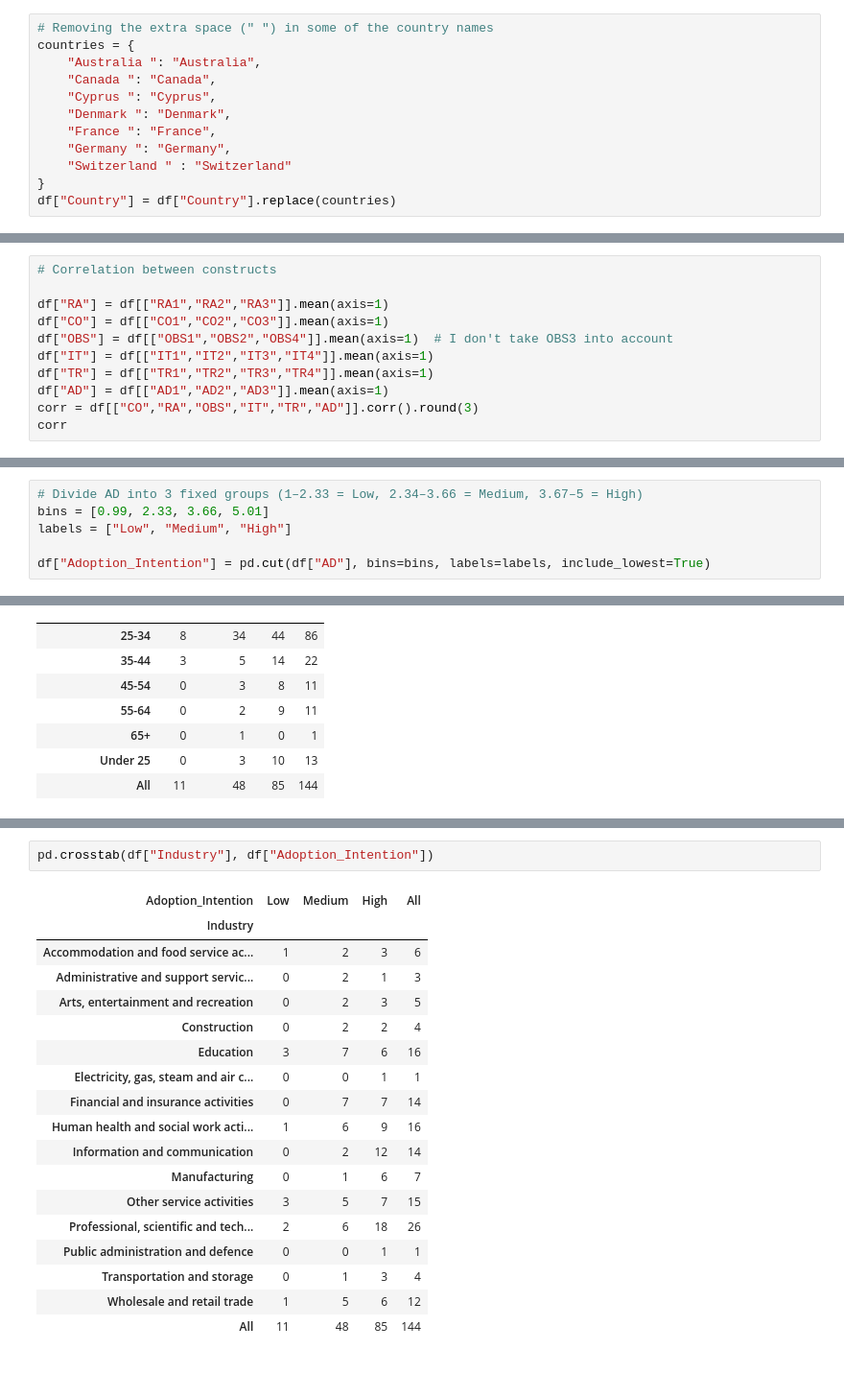
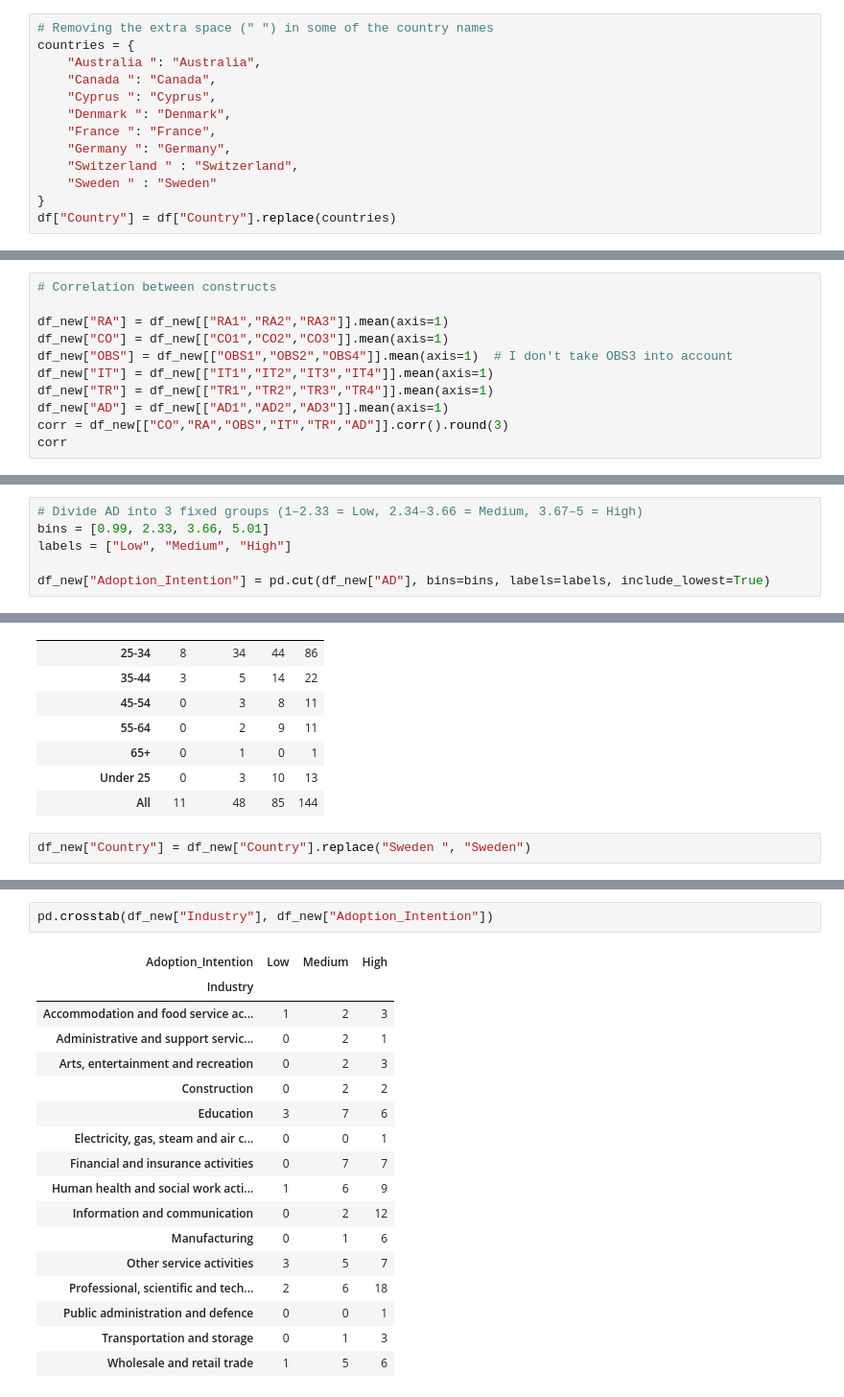
Before and after one commit to KalliopiGeorgiou/Master_Thesis_Diaspora_Repatriation_Platforms, a Jupyter notebook: Thesis_Analysis.ipynb, the cells around one changed output, grey strips where cells are left out. Shown at 96% size. Cells and saved outputs as stored; diff of their text form; blank space fills up the shorter version.

```diff
--- a/Thesis_Analysis.ipynb
+++ b/Thesis_Analysis.ipynb
@@ -132,6 +133,7 @@ countries = {
     "Denmark ": "Denmark",
     "France ": "France",
     "Germany ": "Germany",
-    "Switzerland " : "Switzerland"
+    "Switzerland " : "Switzerland",
+    "Sweden " : "Sweden"
 }
 df["Country"] = df["Country"].replace(countries)
@@ -534,13 +575,13 @@ AD3   0.359745  0.458207  0.435202  0.578208  0.651657  0.652447  1.000000
 # %%
 # Correlation between constructs
 
-df["RA"] = df[["RA1","RA2","RA3"]].mean(axis=1)
-df["CO"] = df[["CO1","CO2","CO3"]].mean(axis=1)
-df["OBS"] = df[["OBS1","OBS2","OBS4"]].mean(axis=1)  # I don't take OBS3 into account
-df["IT"] = df[["IT1","IT2","IT3","IT4"]].mean(axis=1)
-df["TR"] = df[["TR1","TR2","TR3","TR4"]].mean(axis=1)
-df["AD"] = df[["AD1","AD2","AD3"]].mean(axis=1)
-corr = df[["CO","RA","OBS","IT","TR","AD"]].corr().round(3)
+df_new["RA"] = df_new[["RA1","RA2","RA3"]].mean(axis=1)
+df_new["CO"] = df_new[["CO1","CO2","CO3"]].mean(axis=1)
+df_new["OBS"] = df_new[["OBS1","OBS2","OBS4"]].mean(axis=1)  # I don't take OBS3 into account
+df_new["IT"] = df_new[["IT1","IT2","IT3","IT4"]].mean(axis=1)
+df_new["TR"] = df_new[["TR1","TR2","TR3","TR4"]].mean(axis=1)
+df_new["AD"] = df_new[["AD1","AD2","AD3"]].mean(axis=1)
+corr = df_new[["CO","RA","OBS","IT","TR","AD"]].corr().round(3)
 corr
 # %% [output]
 |  | CO | RA | OBS | IT | TR | AD |
@@ -744,5 +785,5 @@ print(summary)
 bins = [0.99, 2.33, 3.66, 5.01]
 labels = ["Low", "Medium", "High"]
 
-df["Adoption_Intention"] = pd.cut(df["AD"], bins=bins, labels=labels, include_lowest=True)
+df_new["Adoption_Intention"] = pd.cut(df_new["AD"], bins=bins, labels=labels, include_lowest=True)
 # %%
@@ -767,4 +807,6 @@ pd.crosstab(df["Age_Group"], df["Adoption_Intention"])
 | 65+ | 0 | 1 | 0 | 1 |
 | Under 25 | 0 | 3 | 10 | 13 |
 | All | 11 | 48 | 85 | 144 |
+# %%
+df_new["Country"] = df_new["Country"].replace("Sweden ", "Sweden")
 # %%
@@ -791,22 +833,21 @@ pd.crosstab(df["Country"], df["Adoption_Intention"])
 # %%
-pd.crosstab(df["Industry"], df["Adoption_Intention"])
+pd.crosstab(df_new["Industry"], df_new["Adoption_Intention"])
 # %% [output]
-| Adoption_Intention | Low | Medium | High | All |
-| Industry |  |  |  |  |
-| Accommodation and food service ac... | 1 | 2 | 3 | 6 |
-| Administrative and support servic... | 0 | 2 | 1 | 3 |
-| Arts, entertainment and recreation | 0 | 2 | 3 | 5 |
-| Construction | 0 | 2 | 2 | 4 |
-| Education | 3 | 7 | 6 | 16 |
-| Electricity, gas, steam and air c... | 0 | 0 | 1 | 1 |
-| Financial and insurance activities | 0 | 7 | 7 | 14 |
-| Human health and social work acti... | 1 | 6 | 9 | 16 |
-| Information and communication | 0 | 2 | 12 | 14 |
-| Manufacturing | 0 | 1 | 6 | 7 |
-| Other service activities | 3 | 5 | 7 | 15 |
-| Professional, scientific and tech... | 2 | 6 | 18 | 26 |
-| Public administration and defence | 0 | 0 | 1 | 1 |
-| Transportation and storage | 0 | 1 | 3 | 4 |
-| Wholesale and retail trade | 1 | 5 | 6 | 12 |
-| All | 11 | 48 | 85 | 144 |
+| Adoption_Intention | Low | Medium | High |
+| Industry |  |  |  |
+| Accommodation and food service ac... | 1 | 2 | 3 |
+| Administrative and support servic... | 0 | 2 | 1 |
+| Arts, entertainment and recreation | 0 | 2 | 3 |
+| Construction | 0 | 2 | 2 |
+| Education | 3 | 7 | 6 |
+| Electricity, gas, steam and air c... | 0 | 0 | 1 |
+| Financial and insurance activities | 0 | 7 | 7 |
+| Human health and social work acti... | 1 | 6 | 9 |
+| Information and communication | 0 | 2 | 12 |
+| Manufacturing | 0 | 1 | 6 |
+| Other service activities | 3 | 5 | 7 |
+| Professional, scientific and tech... | 2 | 6 | 18 |
+| Public administration and defence | 0 | 0 | 1 |
+| Transportation and storage | 0 | 1 | 3 |
+| Wholesale and retail trade | 1 | 5 | 6 |
 # %%
```
Also changed, not shown: parts of 23 cells of this notebook.
